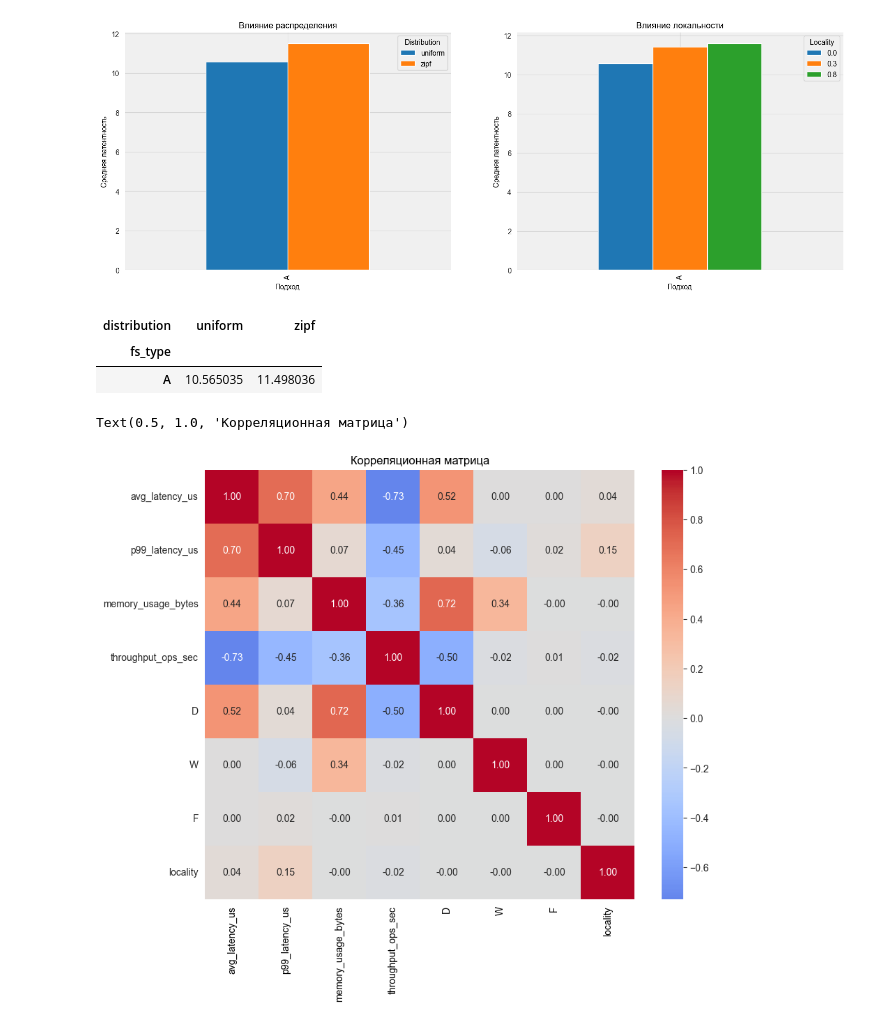
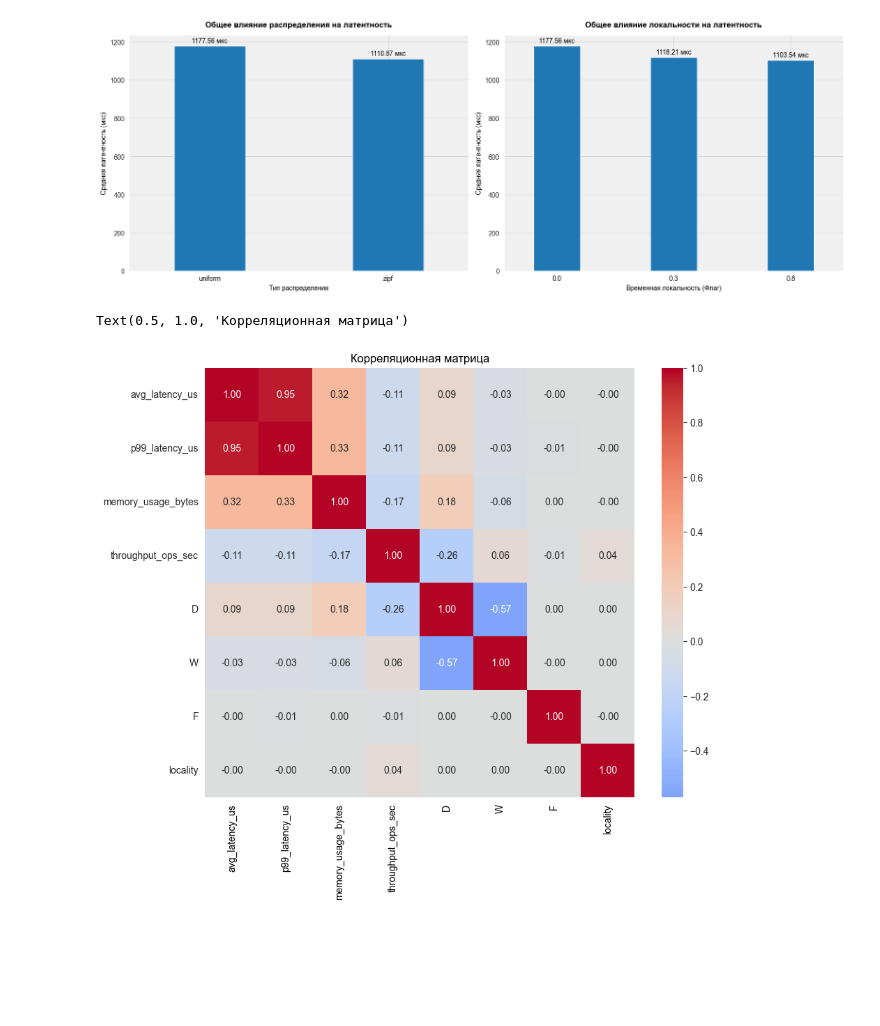
Before and after one commit to p1k777/mega-cool-in-memory-file-systems-research, a Jupyter notebook: ml_model/main.ipynb, the cells around one changed output. Saved outputs shown, nothing was run; the diff lists cells and outputs as text; code cells hidden in the pictures; blank space fills up the shorter version.

Commit message:
завершен анализ подхода A, сохранены модели для B и C

```diff
--- a/ml_model/main.ipynb
+++ b/ml_model/main.ipynb
@@ -139,0 +31,8 @@ df = pd.read_csv("all.csv")
+# %%
+df_a = pd.read_csv("bench_results/results_A.csv")
+df_b = pd.read_csv("bench_results/results_B.csv")
+df_c = pd.read_csv("bench_results/results_C.csv")
+
+df = pd.concat([df_a, df_b, df_c], ignore_index=True)
+# %%
+df['estimated_nodes'] = df['F'] * (df['W']**(df['D'] + 1) - 1) / (df['W'] - 1)
@@ -217,29 +135,33 @@ axes[1].set_xscale('log')
 # %%
-fig, axes = plt.subplots(1, 2, figsize=(18, 6))
+fig, axes = plt.subplots(1, 2, figsize=(16, 6))
 
-zipf_effect = df.groupby(['fs_type','distribution'])['avg_latency_us'].mean().unstack()
-zipf_effect.plot(kind='bar', ax=axes[0])
-axes[0].set_title('Влияние распределения')
-axes[0].set_xlabel('Подход')
-axes[0].set_ylabel('Средняя латентность')
-axes[0].legend(title='Distribution')
+zipf_effect = df.groupby('distribution')['avg_latency_us'].mean()
+
+zipf_effect.plot(kind='bar', ax=axes[0], width=0.4)
+axes[0].set_title('Общее влияние распределения на латентность', fontweight='bold', pad=12)
+axes[0].set_xlabel('Тип распределения')
+axes[0].set_ylabel('Средняя латентность (мкс)')
+axes[0].set_xticklabels(axes[0].get_xticklabels(), rotation=0)
 axes[0].grid(True, alpha=0.3)
 
-loc_effect = df.groupby(['fs_type','locality'])['avg_latency_us'].mean().unstack()
-loc_effect.plot(kind='bar', ax=axes[1])
-axes[1].set_title('Влияние локальности')
-axes[1].set_xlabel('Подход')
-axes[1].set_ylabel('Средняя латентность')
-axes[1].legend(title='Locality')
+for container in axes[0].containers:
+    axes[0].bar_label(container, fmt='%.2f мкс', padding=3)
+
+loc_effect = df.groupby('locality')['avg_latency_us'].mean()
+
+loc_effect.plot(kind='bar', ax=axes[1], width=0.4)
+axes[1].set_title('Общее влияние локальности на латентность', fontweight='bold', pad=12)
+axes[1].set_xlabel('Временная локальность (Флаг)')
+axes[1].set_ylabel('Средняя латентность (мкс)')
+axes[1].set_xticklabels(axes[1].get_xticklabels(), rotation=0)
 axes[1].grid(True, alpha=0.3)
+
+for container in axes[1].containers:
+    axes[1].bar_label(container, fmt='%.2f мкс', padding=3)
+
+plt.tight_layout()
 # %% [output]
-[figure, old version]
+[figure, new version]
-# %%
-zipf_effect
-# %% [output]
-| distribution | uniform | zipf |
-| fs_type |  |  |
-| A | 10.565035 | 11.498036 |
 # %%
 metric_cols = ['avg_latency_us','p99_latency_us','memory_usage_bytes','throughput_ops_sec','D','W','F','locality']
 corr = df[metric_cols].corr()
@@ -249,4 +171,4 @@ sns.heatmap(corr, annot=True, fmt='.2f', cmap='coolwarm', center=0, square=True)
 plt.title('Корреляционная матрица')
 # %% [output]
 Text(0.5, 1.0, 'Корреляционная матрица')
-[figure, old version]
+[figure, new version]
```
Also changed, not shown: parts of 36 cells of this notebook, 23 other files.
